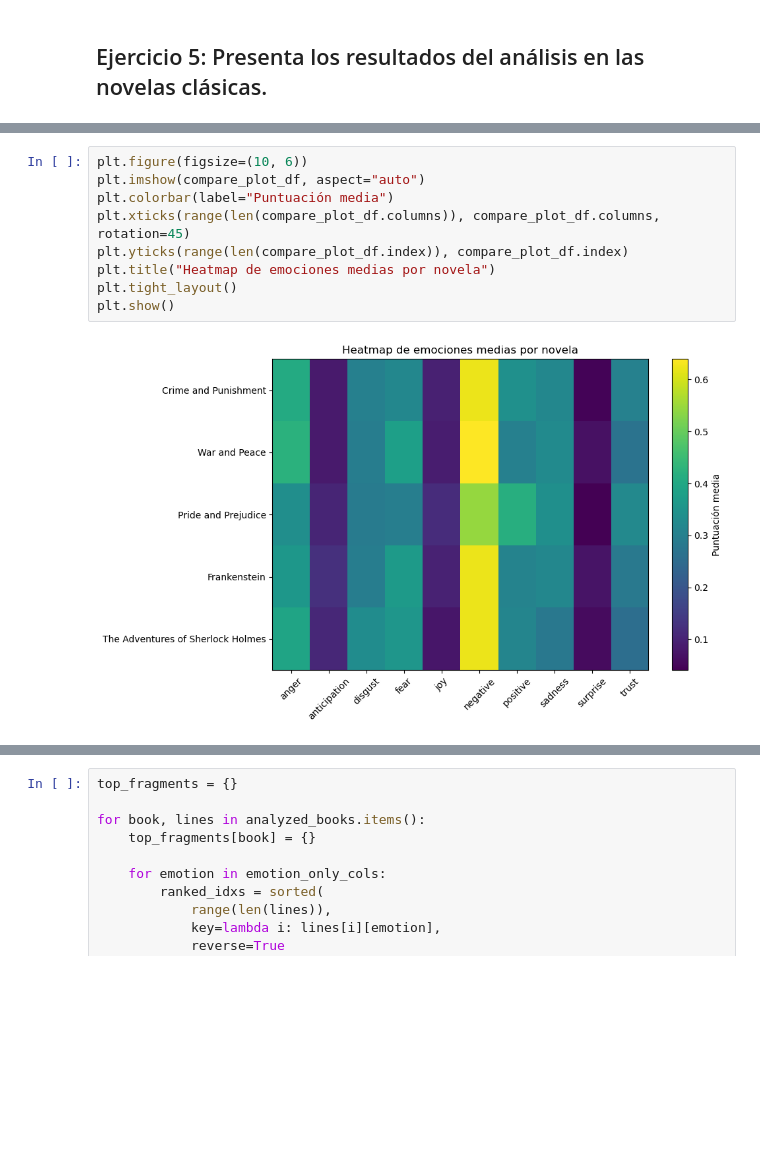
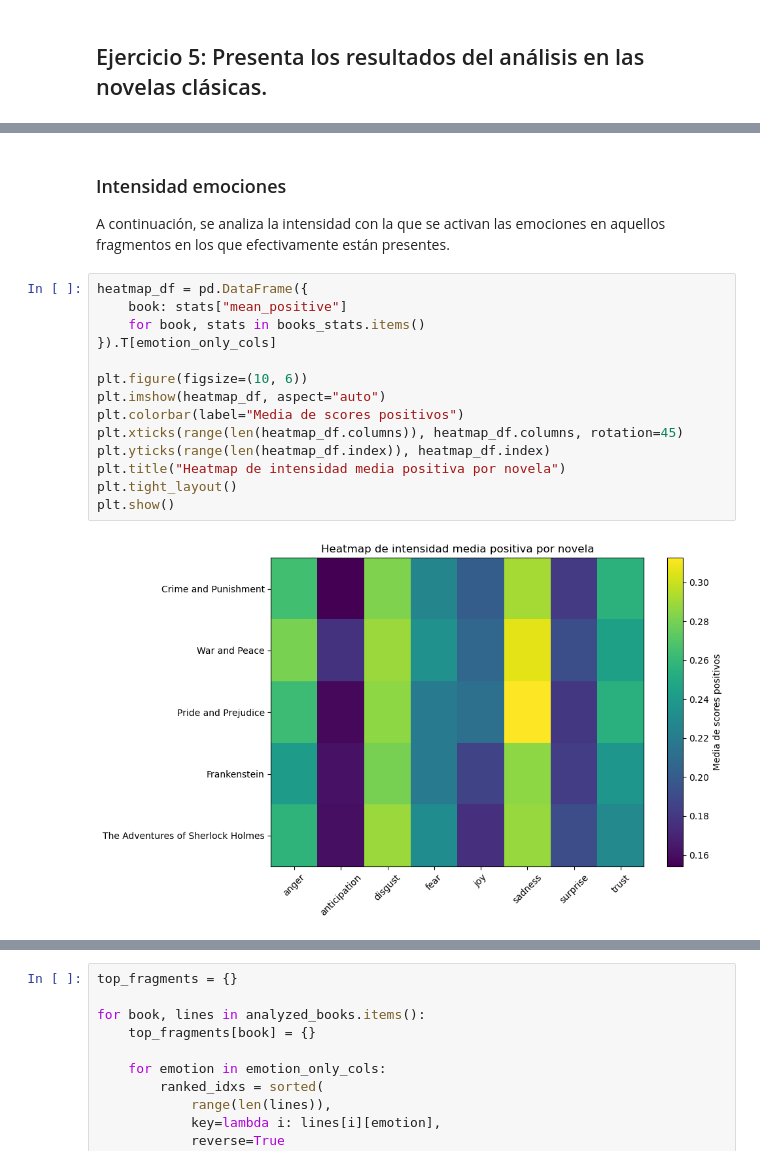
Before and after one commit to agustito37/entregable-procesamiento-lenguaje, a Jupyter notebook: entregable.ipynb, the cells around one changed output, grey strips where cells are left out. Cells and saved outputs as stored; diff of their text form; blank space fills up the shorter version.

```diff
--- a/entregable.ipynb
+++ b/entregable.ipynb
@@ -661,11 +688,20 @@ plt.show()
+# %% [markdown]
+### Intensidad emociones
+
+A continuación, se analiza la intensidad con la que se activan las emociones en aquellos fragmentos en los que efectivamente están presentes.
 # %%
+heatmap_df = pd.DataFrame({
+    book: stats["mean_positive"]
+    for book, stats in books_stats.items()
+}).T[emotion_only_cols]
+
 plt.figure(figsize=(10, 6))
-plt.imshow(compare_plot_df, aspect="auto")
-plt.colorbar(label="Puntuación media")
-plt.xticks(range(len(compare_plot_df.columns)), compare_plot_df.columns, rotation=45)
-plt.yticks(range(len(compare_plot_df.index)), compare_plot_df.index)
-plt.title("Heatmap de emociones medias por novela")
+plt.imshow(heatmap_df, aspect="auto")
+plt.colorbar(label="Media de scores positivos")
+plt.xticks(range(len(heatmap_df.columns)), heatmap_df.columns, rotation=45)
+plt.yticks(range(len(heatmap_df.index)), heatmap_df.index)
+plt.title("Heatmap de intensidad media positiva por novela")
 plt.tight_layout()
 plt.show()
 # %% [output]
-[figure, old version]
+[figure, new version]
```
Also changed, not shown: parts of 23 cells of this notebook.
